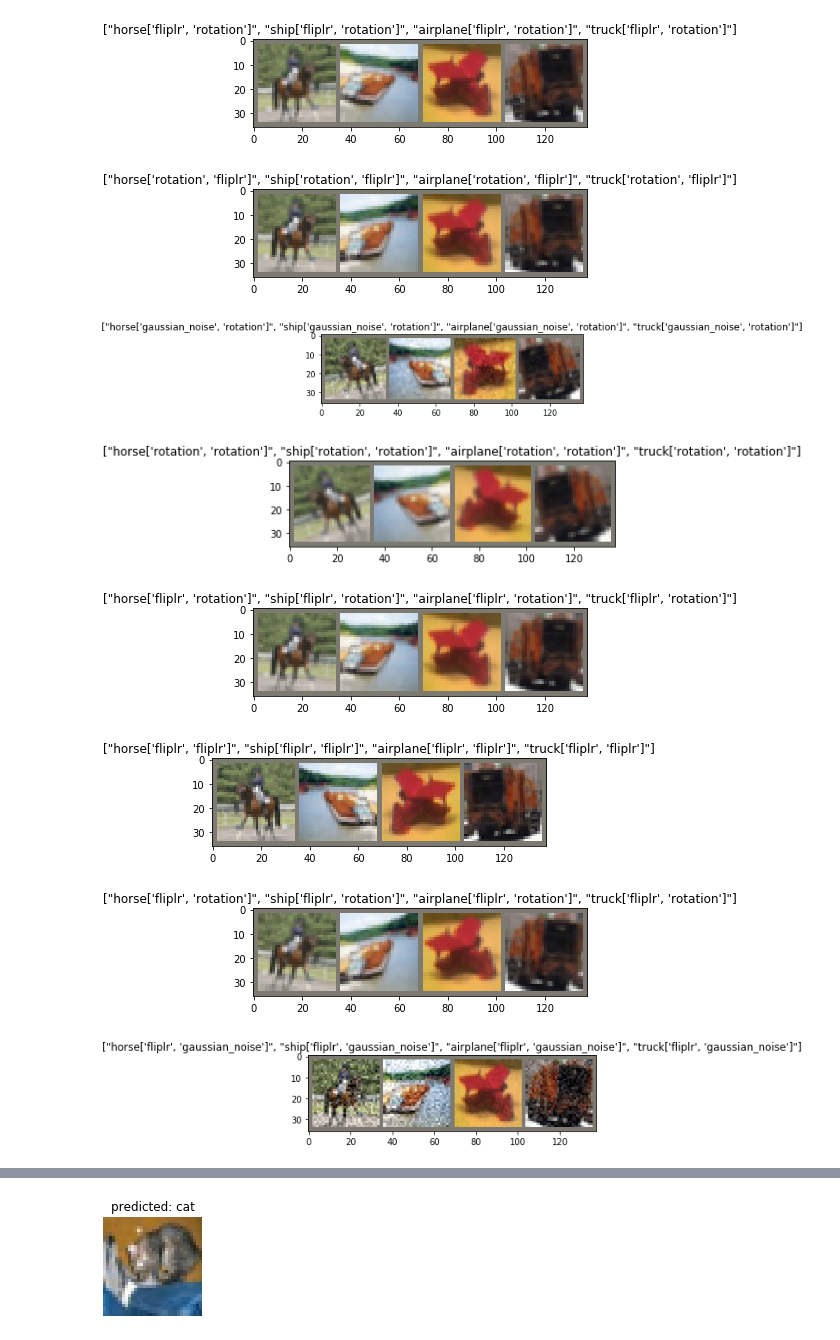
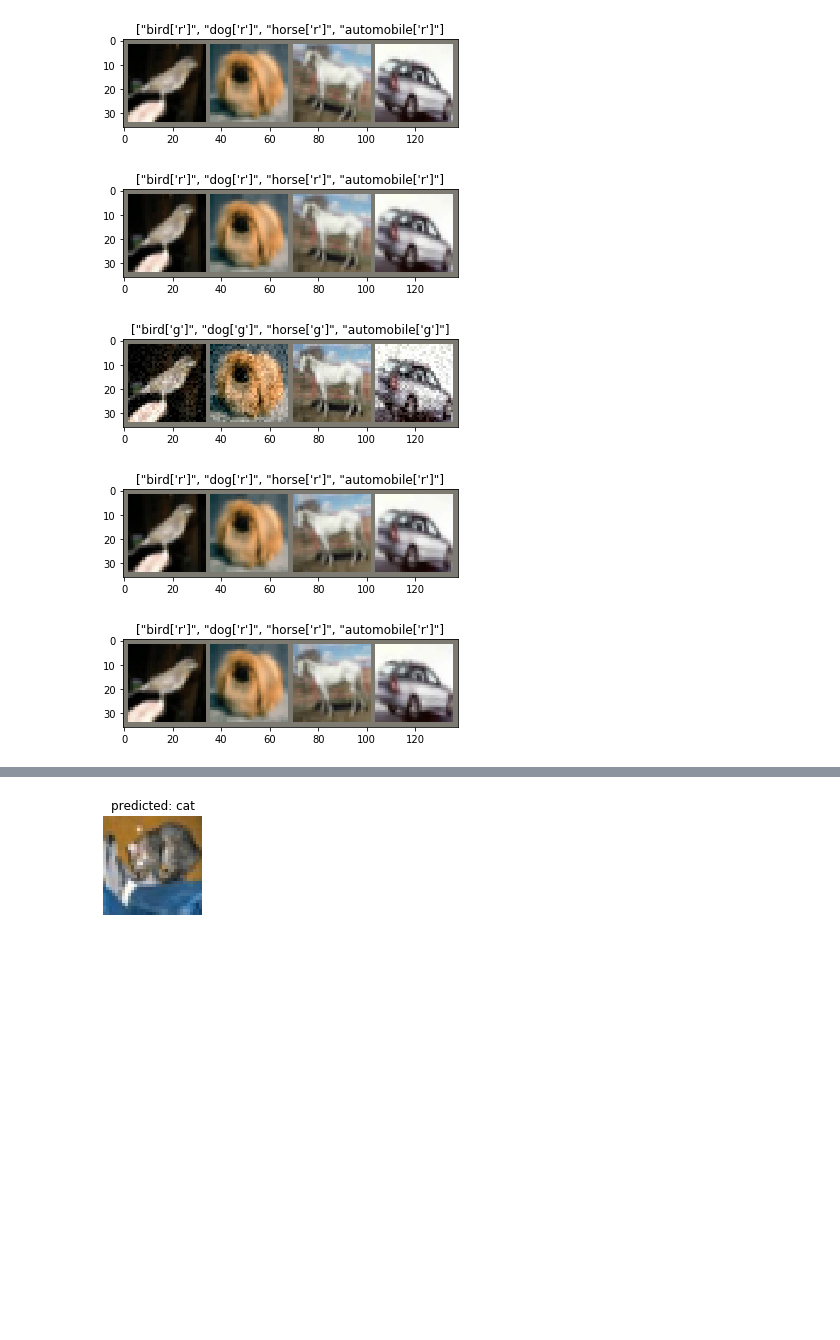
Before and after one commit to apra/adversarial_augmentation, a Jupyter notebook: main.ipynb, the cells around one changed output, grey strips where cells are left out. Cells and saved outputs as stored; diff of their text form; code cells hidden in the pictures; blank space fills up the shorter version.

```diff
--- a/main.ipynb
+++ b/main.ipynb
@@ -56,17 +59,14 @@ Files already downloaded and verified
 # %%
 # TEST AUGMENTATION OF BATCH
-aug_batches, aug_seqs, aug_seqs_names = augment.compute_augmentations(inputs, n = 10, depth = 2)
+aug_batches, aug_seqs, aug_seqs_names = augment.compute_augmentations(inputs, n = 5, depth = 1, augmentations="r,g")
 for i, _ in enumerate(aug_seqs_names):
     visualize.imshow(aug_batches[i], title=[classes[j]+str(aug_seqs_names[i]) for j in class_data])
     plt.pause(0.001)
 
 # pause a bit so that plots are updated
 # %% [output]
-[figure, old version]
+[figure, new version]
-[figure, old version]
+[figure, new version]
-[figure, old version]
+[figure, new version]
-[figure, old version]
+[figure, new version]
-[figure, old version]
+[figure, new version]
-[figure, removed]
-[figure, removed]
-[figure, removed]
```
Also changed, not shown: parts of 23 cells of this notebook, 7 other files.
